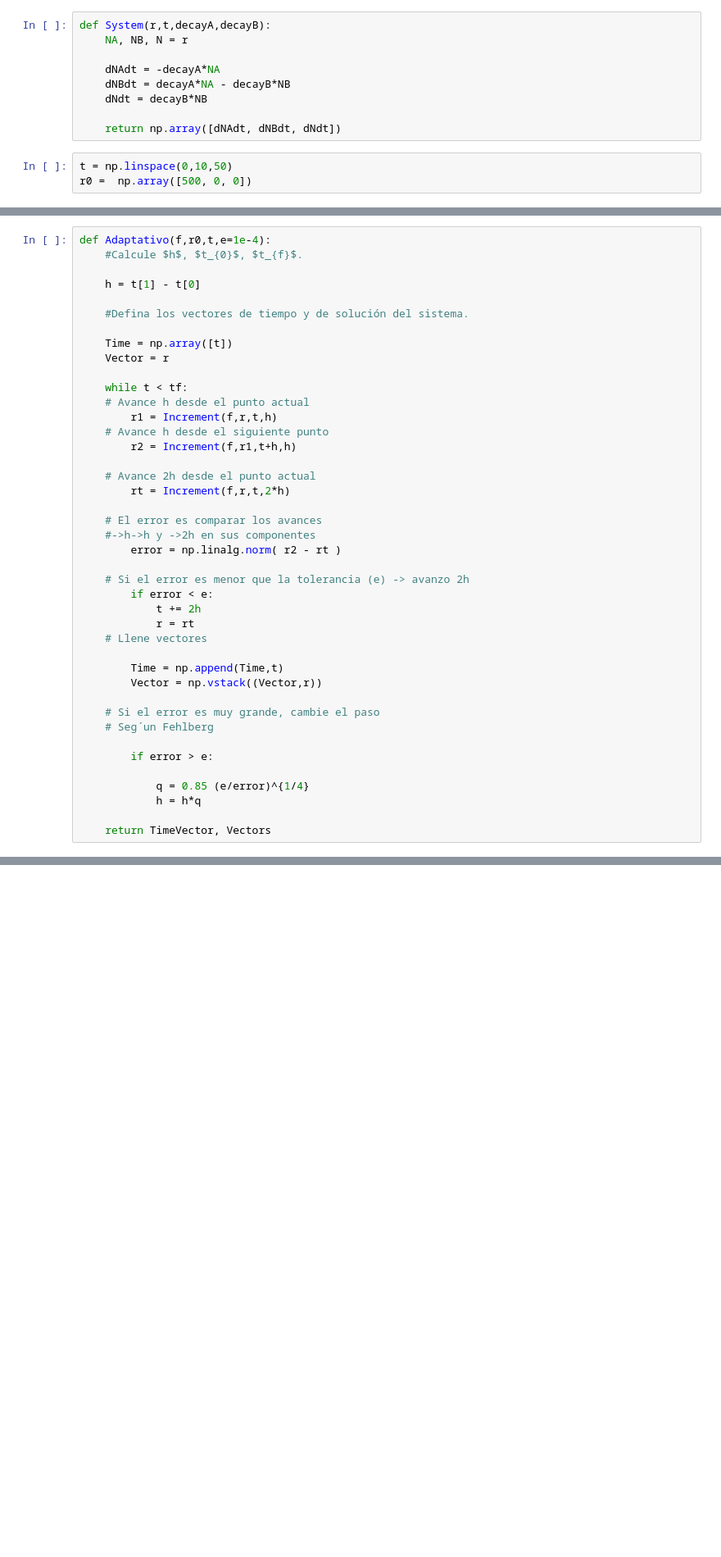
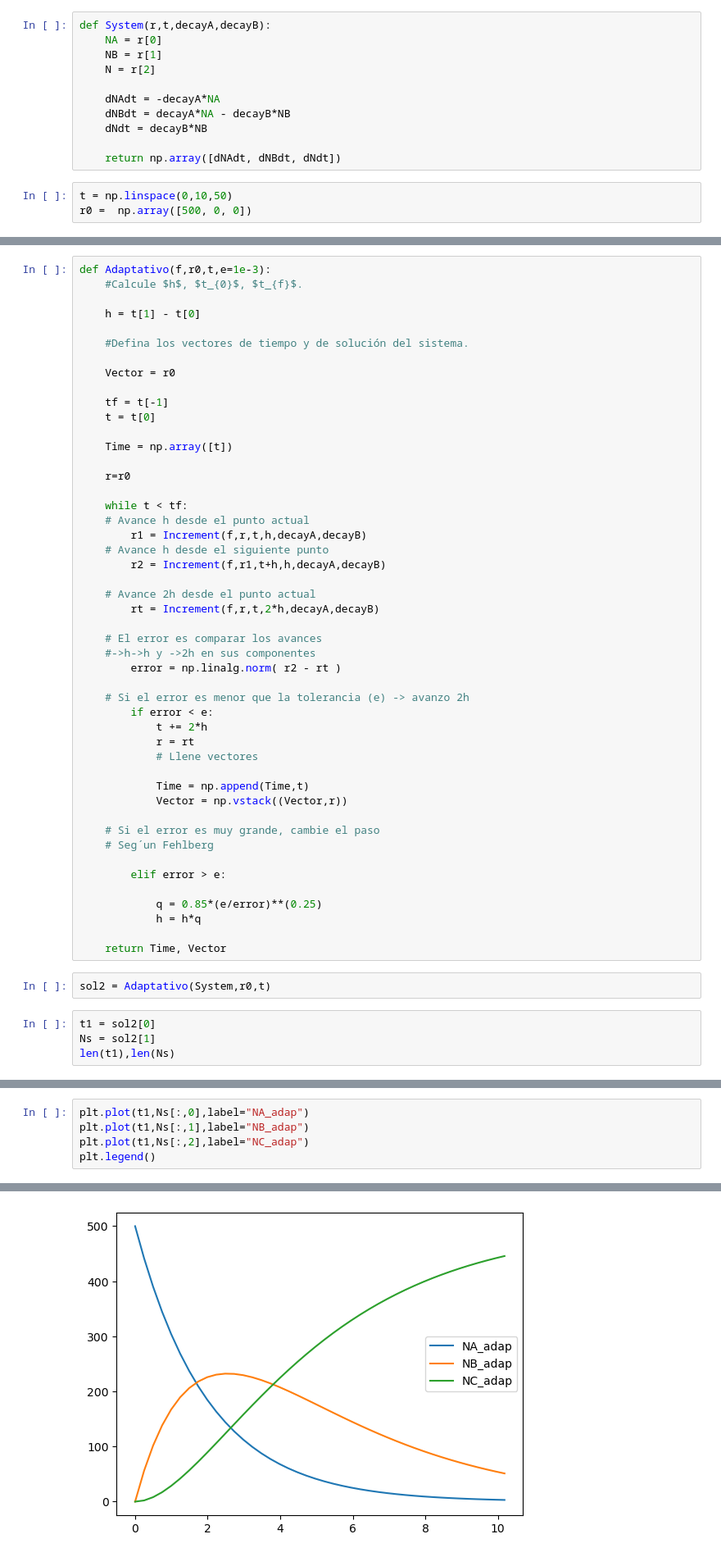
Before and after one commit to andresarias1105/MetodosII_AndresArias_JuanGuzman, a Jupyter notebook: Parcial 2/Particle_decay.ipynb, the cells around one changed output, grey strips where cells are left out. Shown at 82% size. Cells and saved outputs as stored; diff of their text form; blank space fills up the shorter version.

```diff
--- a/Parcial 2/Particle_decay.ipynb
+++ b/Parcial 2/Particle_decay.ipynb
@@ -5,6 +7,8 @@ from scipy.integrate import odeint
 # %%
 def System(r,t,decayA,decayB):
-    NA, NB, N = r
+    NA = r[0]
+    NB = r[1]
+    N = r[2]
 
     dNAdt = -decayA*NA
     dNBdt = decayA*NA - decayB*NB
@@ -46,24 +50,30 @@ def Increment(f,r,t,h):
 
     return r+Deltaf
 # %%
-def Adaptativo(f,r0,t,e=1e-4):
+def Adaptativo(f,r0,t,e=1e-3):
     #Calcule $h$, $t_{0}$, $t_{f}$.
 
     h = t[1] - t[0]
 
     #Defina los vectores de tiempo y de solución del sistema.
 
+    Vector = r0
+
+    tf = t[-1]
+    t = t[0]
+
     Time = np.array([t])
-    Vector = r
+
+    r=r0
 
     while t < tf:
     # Avance h desde el punto actual
-        r1 = Increment(f,r,t,h)
+        r1 = Increment(f,r,t,h,decayA,decayB)
     # Avance h desde el siguiente punto
-        r2 = Increment(f,r1,t+h,h)
+        r2 = Increment(f,r1,t+h,h,decayA,decayB)
 
     # Avance 2h desde el punto actual
-        rt = Increment(f,r,t,2*h)
+        rt = Increment(f,r,t,2*h,decayA,decayB)
 
     # El error es comparar los avances
     #->h->h y ->2h en sus componentes
@@ -71,19 +81,25 @@ def Adaptativo(f,r0,t,e=1e-4):
 
     # Si el error es menor que la tolerancia (e) -> avanzo 2h
         if error < e:
-            t += 2h
+            t += 2*h
             r = rt
-    # Llene vectores
+            # Llene vectores
 
-        Time = np.append(Time,t)
-        Vector = np.vstack((Vector,r))
+            Time = np.append(Time,t)
+            Vector = np.vstack((Vector,r))
 
     # Si el error es muy grande, cambie el paso
     # Seg´un Fehlberg
 
-        if error > e:
+        elif error > e:
 
-            q = 0.85 (e/error)^{1/4}
+            q = 0.85*(e/error)**(0.25)
             h = h*q
 
-    return TimeVector, Vectors
+    return Time, Vector
+# %%
+sol2 = Adaptativo(System,r0,t)
+# %%
+t1 = sol2[0]
+Ns = sol2[1]
+len(t1),len(Ns)
@@ -89,0 +108,6 @@ def Adaptativo(f,r0,t,e=1e-4):
+# %%
+plt.plot(t1,Ns[:,0],label="NA_adap")
+plt.plot(t1,Ns[:,1],label="NB_adap")
+plt.plot(t1,Ns[:,2],label="NC_adap")
+plt.legend()
+# %% [output]
@@ -89,0 +115 @@ def Adaptativo(f,r0,t,e=1e-4):
+[figure, added]
```
Also changed, not shown: parts of 6 cells of this notebook.
